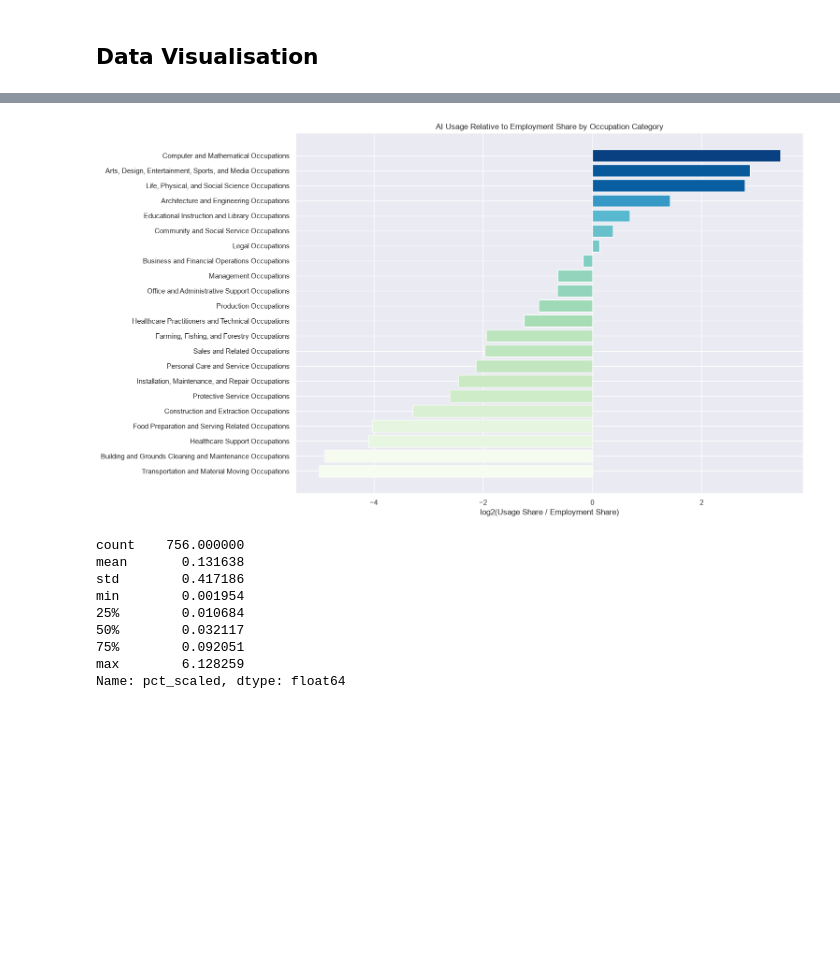
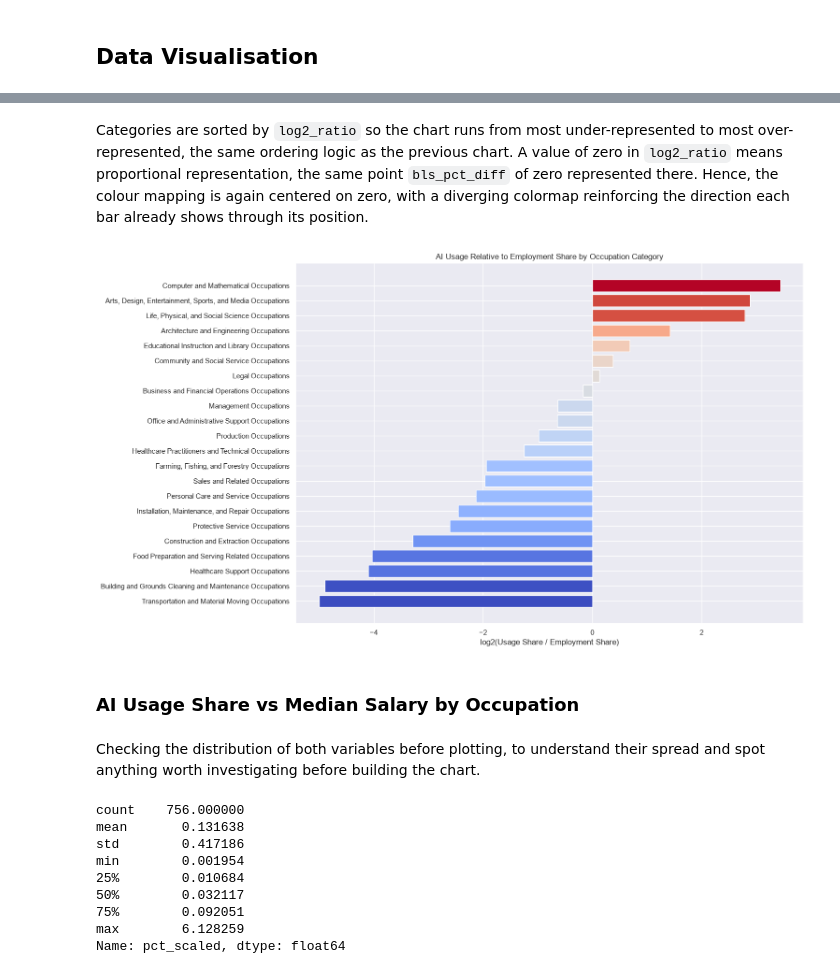
Before and after one commit to zaki-rogers/ai-labour-market-exposure, a Jupyter notebook: eda.ipynb, the cells around one changed output, grey strips where cells are left out. Cells and saved outputs as stored; diff of their text form; code cells hidden in the pictures; blank space fills up the shorter version.

```diff
--- a/eda.ipynb
+++ b/eda.ipynb
@@ -534,24 +440,27 @@ category_comparison.head(3)
 # %%
-# log transformation column
 category_comparison["log2_ratio"] = np.log2(category_comparison["bls_pct_ratio"])
-
-# sort category_comparison by bls_pct_ratio
-category_comparison_sorted_ratio = category_comparison.sort_values(by="bls_pct_ratio")
+category_comparison_sorted_ratio = category_comparison.sort_values(by="log2_ratio")
+# %% [markdown]
+Categories are sorted by `log2_ratio` so the chart runs from most under-represented to most over-represented, the same ordering logic as the previous chart. A value of zero in `log2_ratio` means proportional representation, the same point `bls_pct_diff` of zero represented there. Hence, the colour mapping is again centered on zero, with a diverging colormap reinforcing the direction each bar already shows through its position.
 # %%
 norm = mcolors.TwoSlopeNorm(
     vmin=category_comparison_sorted_ratio["log2_ratio"].min(),
     vcenter=0,
     vmax=category_comparison_sorted_ratio["log2_ratio"].max()
 )
-colors = plt.cm.GnBu(norm(category_comparison_sorted_ratio["log2_ratio"]))
+colors = plt.cm.coolwarm(norm(category_comparison_sorted_ratio["log2_ratio"]))
 
 fig, ax = plt.subplots(figsize=(14, 10))
 ax.barh(category_comparison_sorted_ratio["SOC or O*NET-SOC 2019 Title"], category_comparison_sorted_ratio["log2_ratio"], color=colors)
 ax.set_title("AI Usage Relative to Employment Share by Occupation Category")
 ax.set_xlabel("log2(Usage Share / Employment Share)")
 plt.show()
 # %% [output]
-[figure, old version]
+[figure, new version]
+# %% [markdown]
+### AI Usage Share vs Median Salary by Occupation
+# %% [markdown]
+Checking the distribution of both variables before plotting, to understand their spread and spot anything worth investigating before building the chart.
 # %%
 occupation_comparison["pct_scaled"].describe()
 # %% [output]
```
Also changed, not shown: parts of 52 cells of this notebook.
